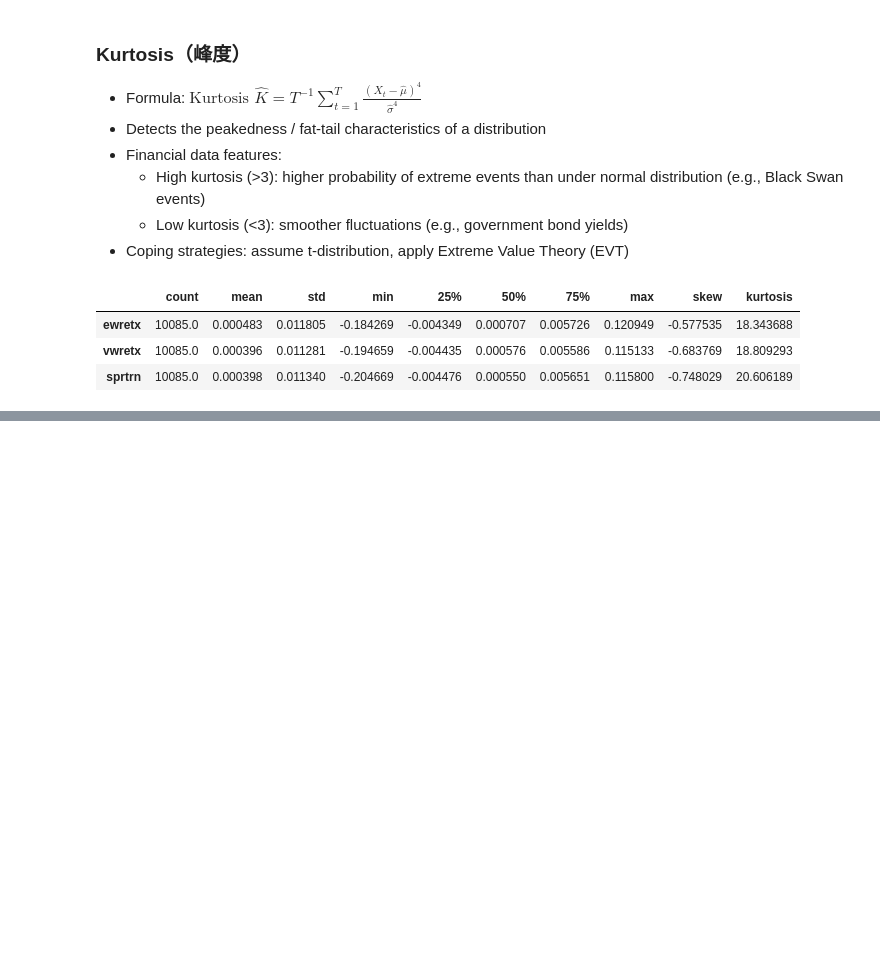
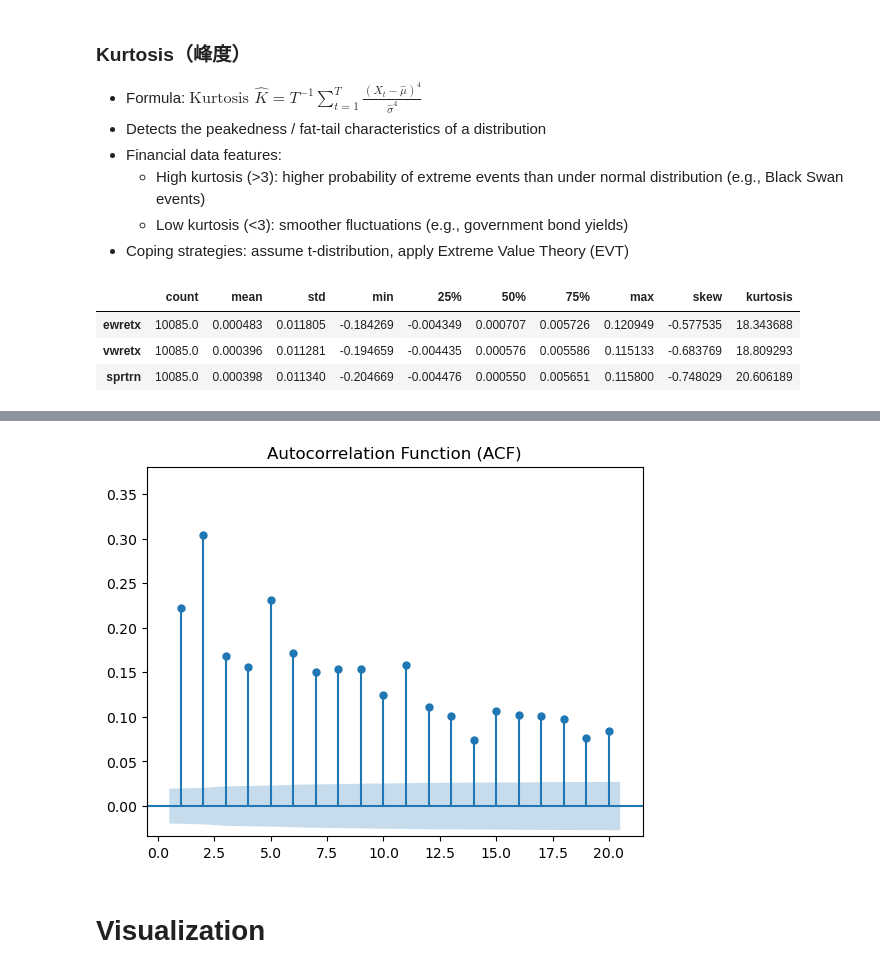
Before and after one commit to wangyouan/AIandFinance2025, a Jupyter notebook: lecture3_financial_data_acquisition_and_analysis.ipynb, the cells around one changed output, grey strips where cells are left out. Cells and saved outputs as stored; diff of their text form; code cells hidden in the pictures; blank space fills up the shorter version.

```diff
--- a/lecture3_financial_data_acquisition_and_analysis.ipynb
+++ b/lecture3_financial_data_acquisition_and_analysis.ipynb
@@ -267,0 +417,9 @@ plt.show()
+# %%
+## Autocorrelation test: the autocorrelation function can be computed for volatility series (e.g., absolute or squared asset returns).
+plot_acf(sp500_ret.sprtrn**2, lags=20, alpha=0.05, zero=False, auto_ylims=True)
+plt.title("Autocorrelation Function (ACF)")
+plt.show()
+# %% [output]
+[figure, added]
+# %% [markdown]
+# Visualization
```
Also changed, not shown: parts of 56 cells of this notebook, 1 other file.
